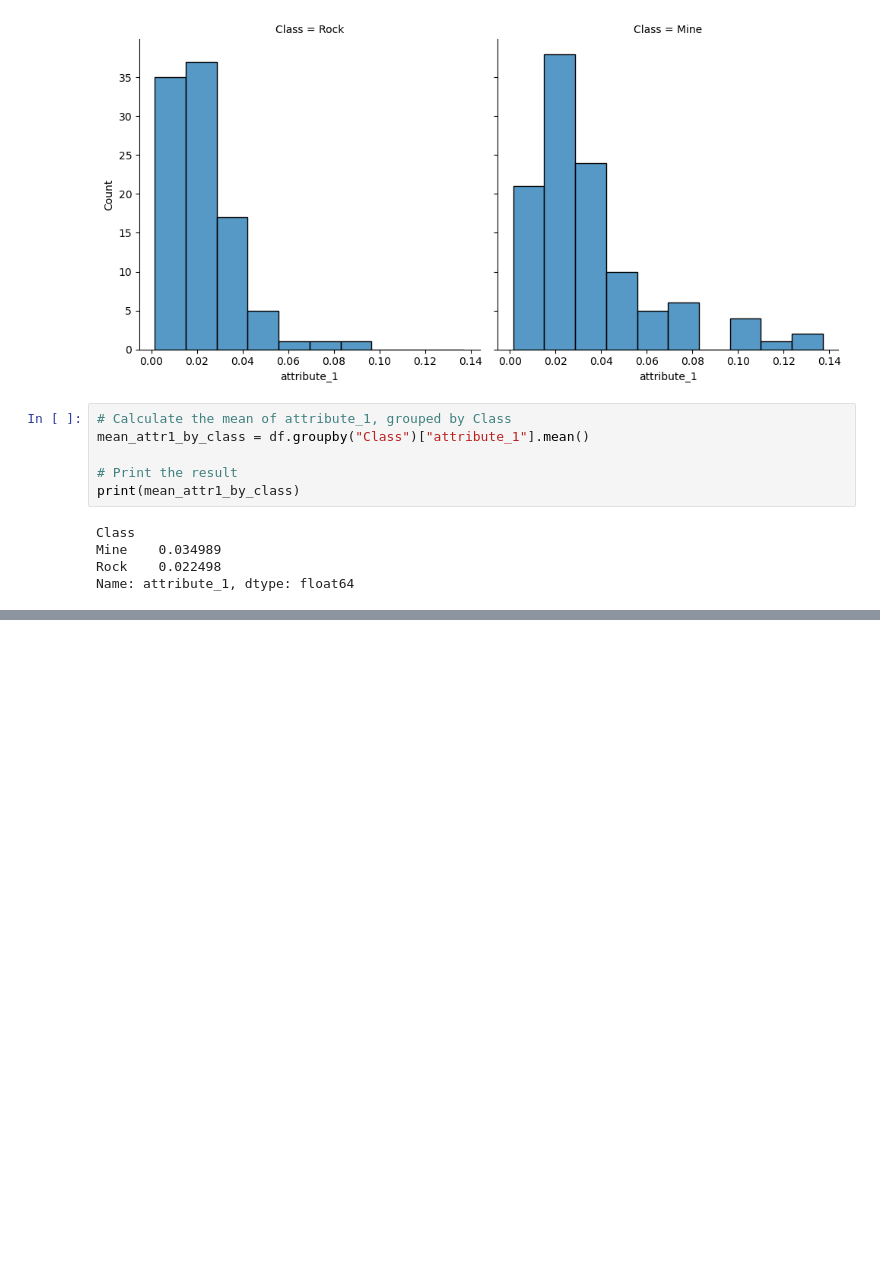
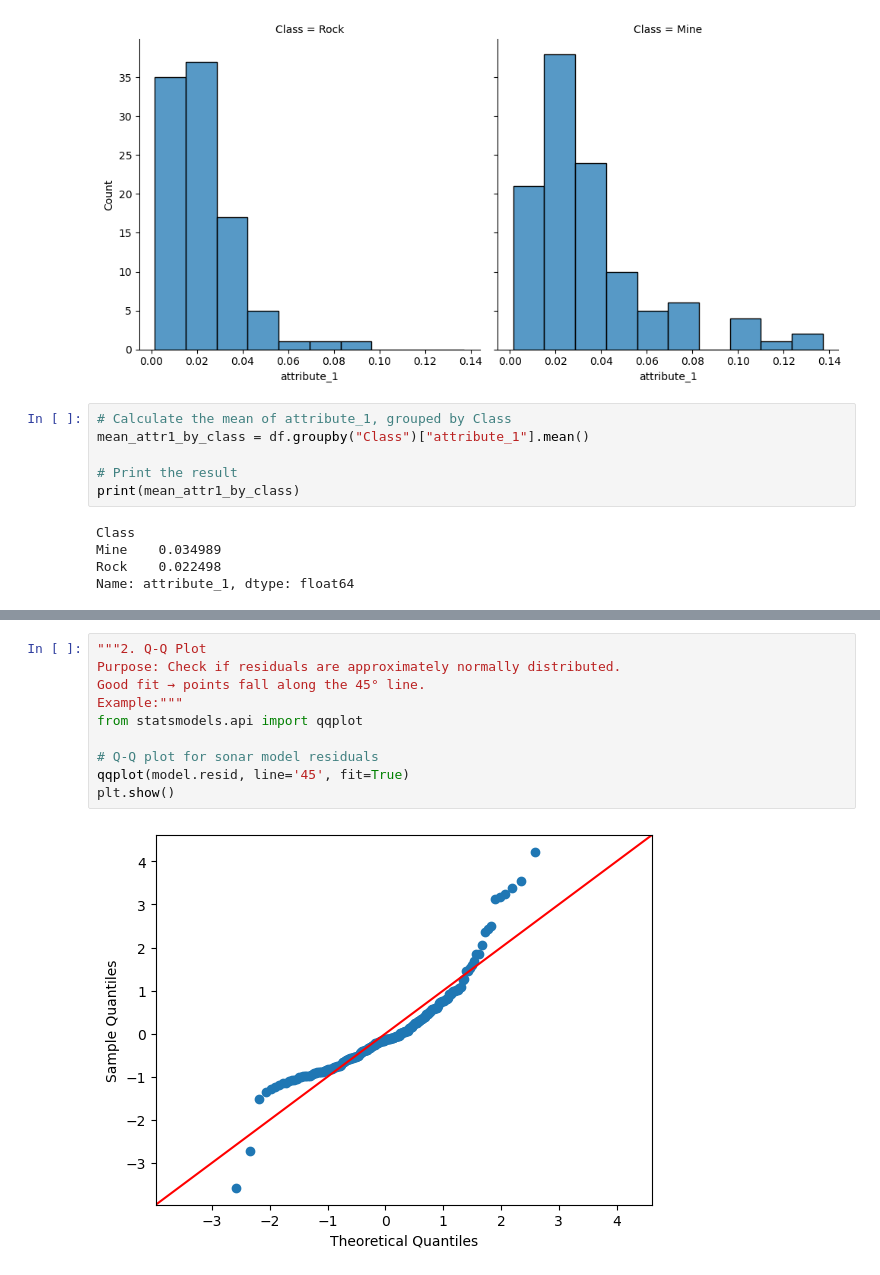
Before and after one commit to ishita2816/cmse202-final-prep, a Jupyter notebook: statsmodel.ipynb, the cells around one changed output, grey strips where cells are left out. Drawn from its saved outputs; the diff is of its cells as text; blank space fills up the shorter version.

```diff
--- a/statsmodel.ipynb
+++ b/statsmodel.ipynb
@@ -257,0 +473,12 @@ Name: attribute_1, dtype: float64
+# %%
+"""2. Q-Q Plot
+Purpose: Check if residuals are approximately normally distributed.
+Good fit → points fall along the 45° line.
+Example:"""
+from statsmodels.api import qqplot
+
+# Q-Q plot for sonar model residuals
+qqplot(model.resid, line='45', fit=True)
+plt.show()
+# %% [output]
+[figure, added]
```
Also changed, not shown: parts of 30 cells of this notebook.
